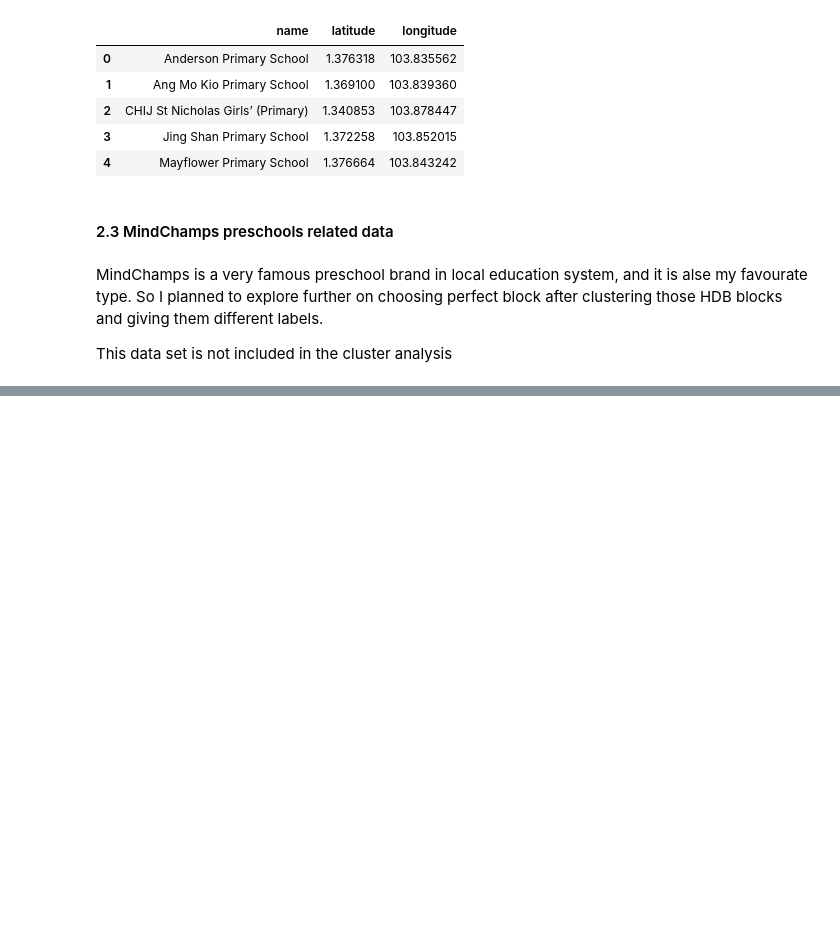
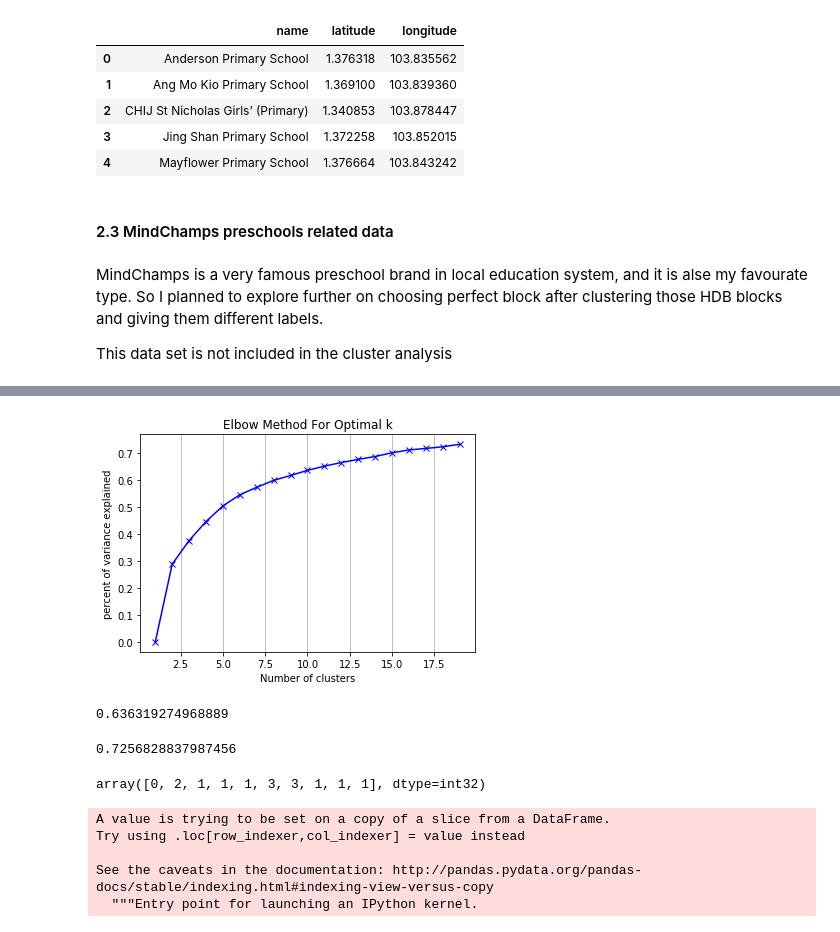
Before and after one commit to gengzhaoxin/904_HDB_001, a Jupyter notebook: HDB_research001.ipynb, the cells around one changed output, grey strips where cells are left out. Saved outputs shown, nothing was run; the diff lists cells and outputs as text; code cells hidden in the pictures; blank space fills up the shorter version.

```diff
--- a/HDB_research001.ipynb
+++ b/HDB_research001.ipynb
@@ -95,0 +459,2 @@ df5.head()
+# %%
+df00 = df[['year_completed','dis_MRT','prim_no','psf_sale','dis_fairprice','dis_pool']]
@@ -95,0 +512,15 @@ df5.head()
+# %%
+#To give equal importance to all features, we need to scale the continuous features.
+mms = MinMaxScaler()
+mms.fit(df00)
+data_transformed = mms.transform(df00)
+# %%
+#initialise k-means and use the inertia attribute to identify the sum of squared distances of samples to the nearest cluster centre.
+Sum_of_squared_distances = []
+K = range(1,20)
+for k in K:
+    km = KMeans(n_clusters=k)
+    km = km.fit(data_transformed)
+    Sum_of_squared_distances.append(km.inertia_)
+# %%
+percent_of_explained = (Sum_of_squared_distances[0] - Sum_of_squared_distances)/Sum_of_squared_distances[0]
@@ -95,0 +529,40 @@ df5.head()
+# %%
+
+
+plt.plot(K, percent_of_explained, 'bx-')
+plt.xlabel('Number of clusters')
+plt.ylabel('percent of variance explained')
+plt.title('Elbow Method For Optimal k')
+plt.grid(axis = 'x')
+plt.show()
+# %% [output]
+[figure, added]
+# %%
+percent_of_explained[9]
+# %% [output]
+0.636319274968889
+# %%
+percent_of_explained[17]
+# %% [output]
+0.7256828837987456
+# %%
+ # set number of clusters
+kclusters = 5
+
+singapore_grouped_clustering = df00
+
+# run k-means clustering
+kmeans = KMeans(n_clusters=kclusters, random_state=0).fit(singapore_grouped_clustering)
+
+# check cluster labels generated for each row in the dataframe
+kmeans.labels_[0:10]
+# %% [output]
+array([0, 2, 1, 1, 1, 3, 3, 1, 1, 1], dtype=int32)
+# %%
+df00['cluster_lable'] = kmeans.labels_
+# %% [output]
+A value is trying to be set on a copy of a slice from a DataFrame.
+Try using .loc[row_indexer,col_indexer] = value instead
+
+See the caveats in the documentation: http://pandas.pydata.org/pandas-docs/stable/indexing.html#indexing-view-versus-copy
+  """Entry point for launching an IPython kernel.
```
Also changed, not shown: parts of 96 cells of this notebook.
